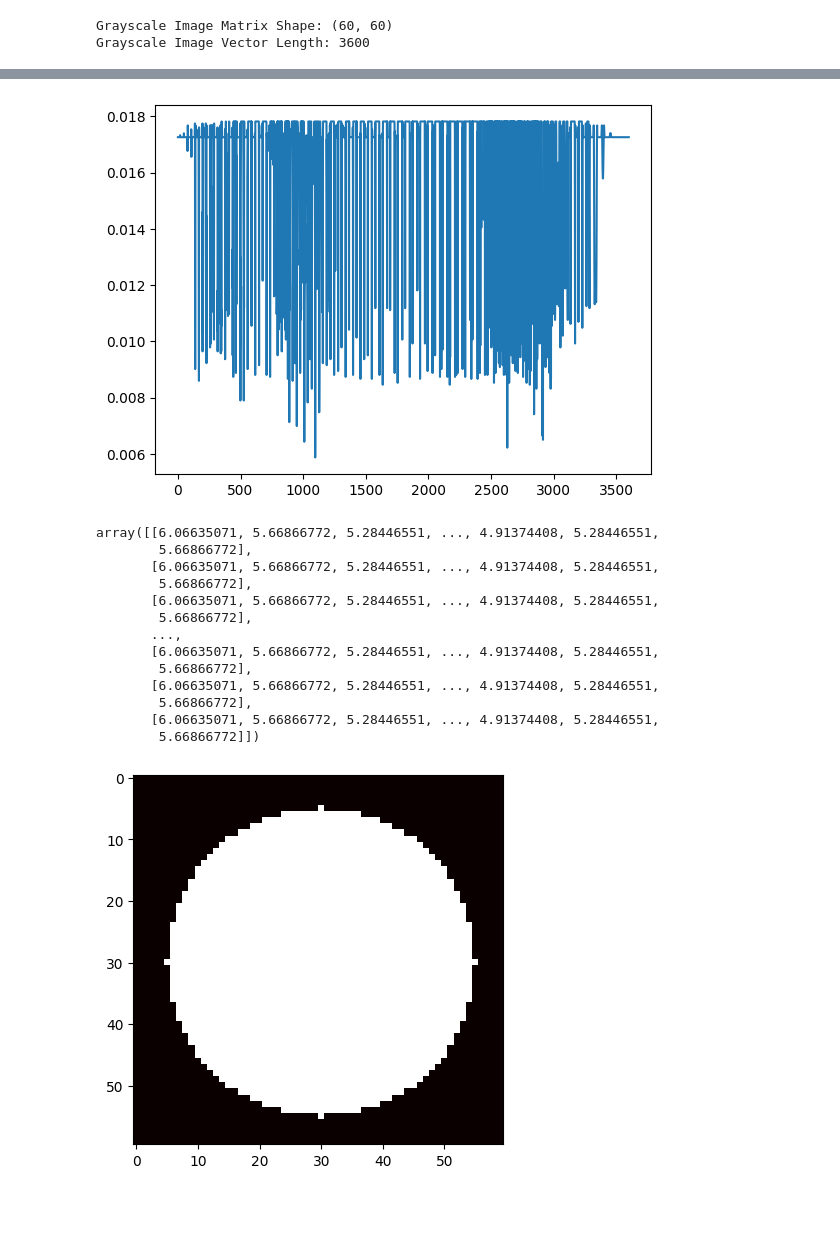
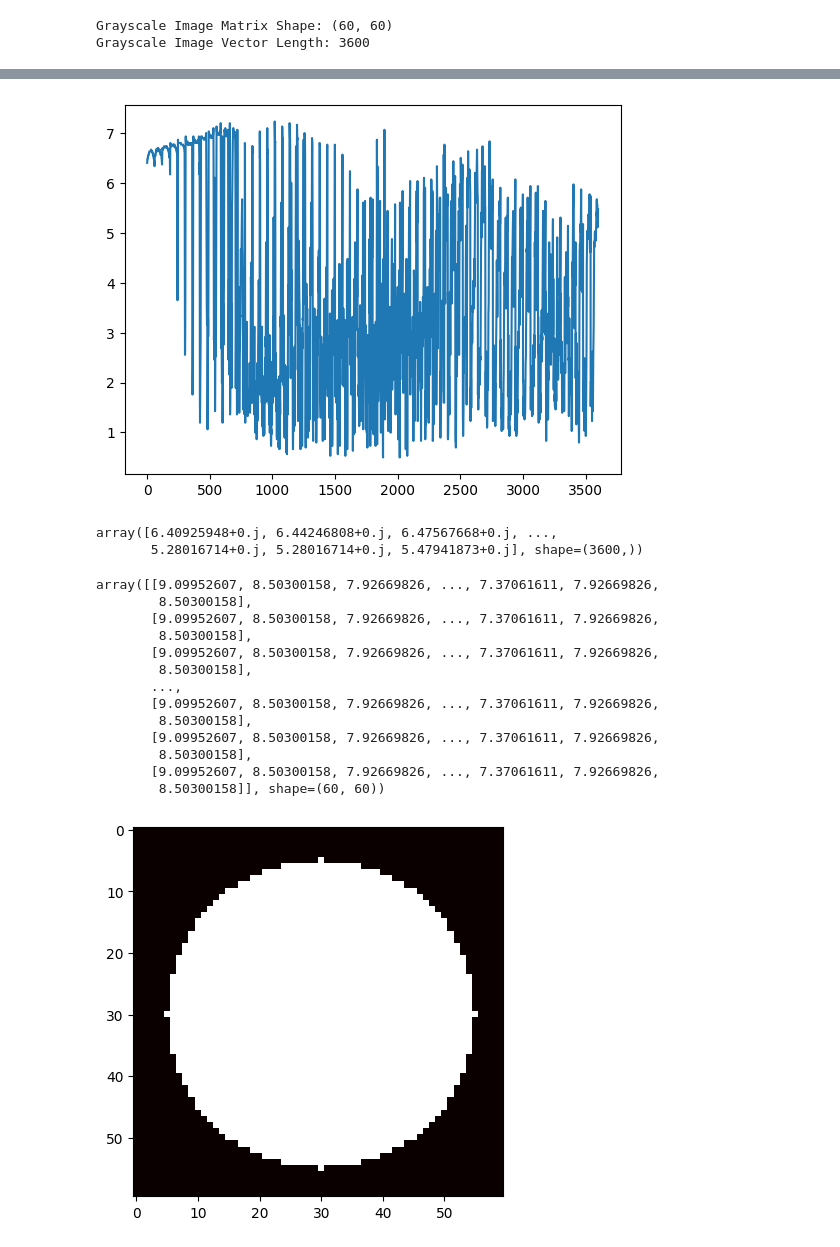
Before and after one commit to pramcodes/DDNN, a Jupyter notebook: encoding.ipynb, the cells around one changed output, grey strips where cells are left out. Cells and saved outputs as stored; diff of their text form; code cells hidden in the pictures; blank space fills up the shorter version.

```diff
--- a/encoding.ipynb
+++ b/encoding.ipynb
@@ -18,14 +18,11 @@ def process_grayscale_image(image_path, target_size=(60, 60)):
     return image_matrix, image_vector
 
 # Example usage
-image_path = 'cat.png'  # Replace with your black-and-white image path
+image_path = 'cat1.jpeg'  # Replace with your black-and-white image path
 matrix, vector = process_grayscale_image(image_path)
 
 print(f"Grayscale Image Matrix Shape: {matrix.shape}")  # e.g., (960, 960)
 print(f"Grayscale Image Vector Length: {len(vector)}")  # e.g., 960*960
-
-image_path = 'dog.jpg'  # Replace with your black-and-white image path
-matrix_d, vector_d = process_grayscale_image(image_path)
 # %% [output]
 Grayscale Image Matrix Shape: (60, 60)
 Grayscale Image Vector Length: 3600
@@ -45,16 +39,19 @@ plt.show()
 # %%
 vector
-norm_vec = (vector/np.linalg.norm(vector) )
-dog_vec = (vector_d/np.linalg.norm(vector_d) )
+norm_vec = (vector/np.linalg.norm(vector) )*255
 #plot vector of the cat
 plt.plot(norm_vec)
 plt.show()
 # %% [output]
-[figure, old version]
+[figure, new version]
 # %%
 norm_vec= norm_vec+0j
-dog_vec= dog_vec+0j
+norm_vec
+# %% [output]
+array([6.40925948+0.j, 6.44246808+0.j, 6.47567668+0.j, ...,
+       5.28016714+0.j, 5.28016714+0.j, 5.47941873+0.j], shape=(3600,))
 # %%
+import numpy as np
 def gen_base(H, V, dx, dy, wavelength, f):
 
     """
@@ -144,22 +141,22 @@ def gen_base(H, V, dx, dy, wavelength, f):
 
     return base
 
-Mesh = gen_base(60, 60, 8e-6, 8e-6, 633e-9,15e-3)
+Mesh = gen_base(60, 60, 8e-6, 8e-6, 633e-9,10e-3)
 Mesh['FX']*Mesh['X']
 # %% [output]
-array([[6.06635071, 5.66866772, 5.28446551, ..., 4.91374408, 5.28446551,
-        5.66866772],
-       [6.06635071, 5.66866772, 5.28446551, ..., 4.91374408, 5.28446551,
-        5.66866772],
-       [6.06635071, 5.66866772, 5.28446551, ..., 4.91374408, 5.28446551,
-        5.66866772],
+array([[9.09952607, 8.50300158, 7.92669826, ..., 7.37061611, 7.92669826,
+        8.50300158],
+       [9.09952607, 8.50300158, 7.92669826, ..., 7.37061611, 7.92669826,
+        8.50300158],
+       [9.09952607, 8.50300158, 7.92669826, ..., 7.37061611, 7.92669826,
+        8.50300158],
        ...,
-       [6.06635071, 5.66866772, 5.28446551, ..., 4.91374408, 5.28446551,
-        5.66866772],
-       [6.06635071, 5.66866772, 5.28446551, ..., 4.91374408, 5.28446551,
-        5.66866772],
-       [6.06635071, 5.66866772, 5.28446551, ..., 4.91374408, 5.28446551,
-        5.66866772]])
+       [9.09952607, 8.50300158, 7.92669826, ..., 7.37061611, 7.92669826,
+        8.50300158],
+       [9.09952607, 8.50300158, 7.92669826, ..., 7.37061611, 7.92669826,
+        8.50300158],
+       [9.09952607, 8.50300158, 7.92669826, ..., 7.37061611, 7.92669826,
+        8.50300158]], shape=(60, 60))
 # %%
 
 A = np.zeros((60, 60))+0j
```
Also changed, not shown: parts of 7 cells of this notebook.
